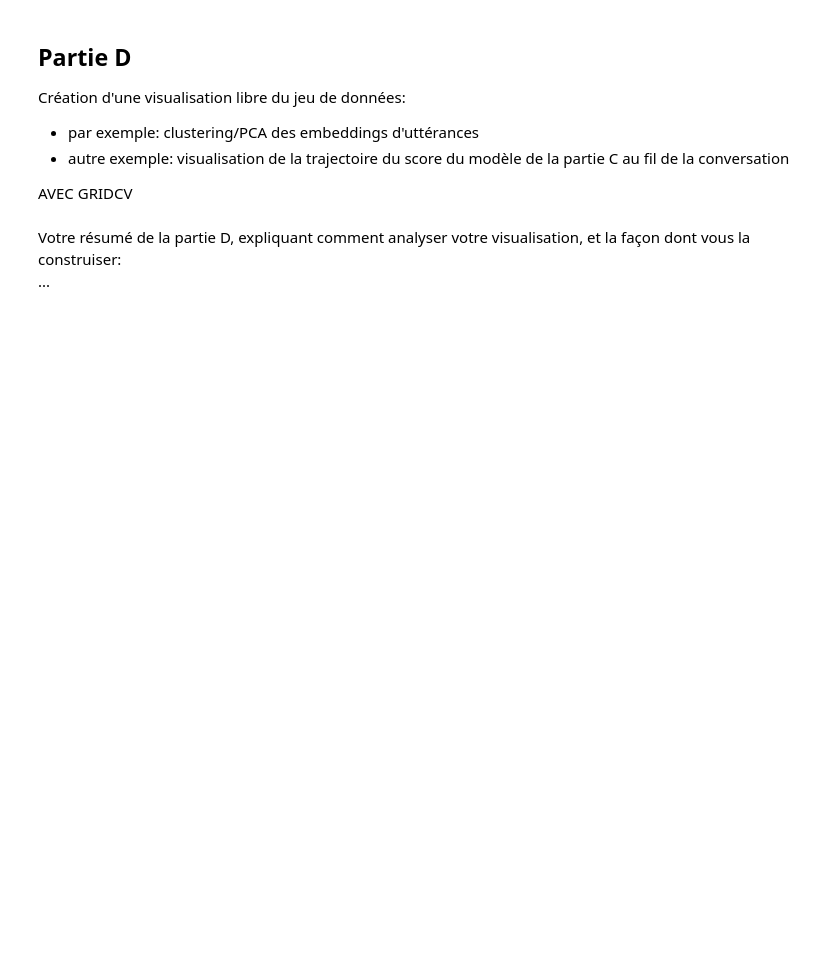
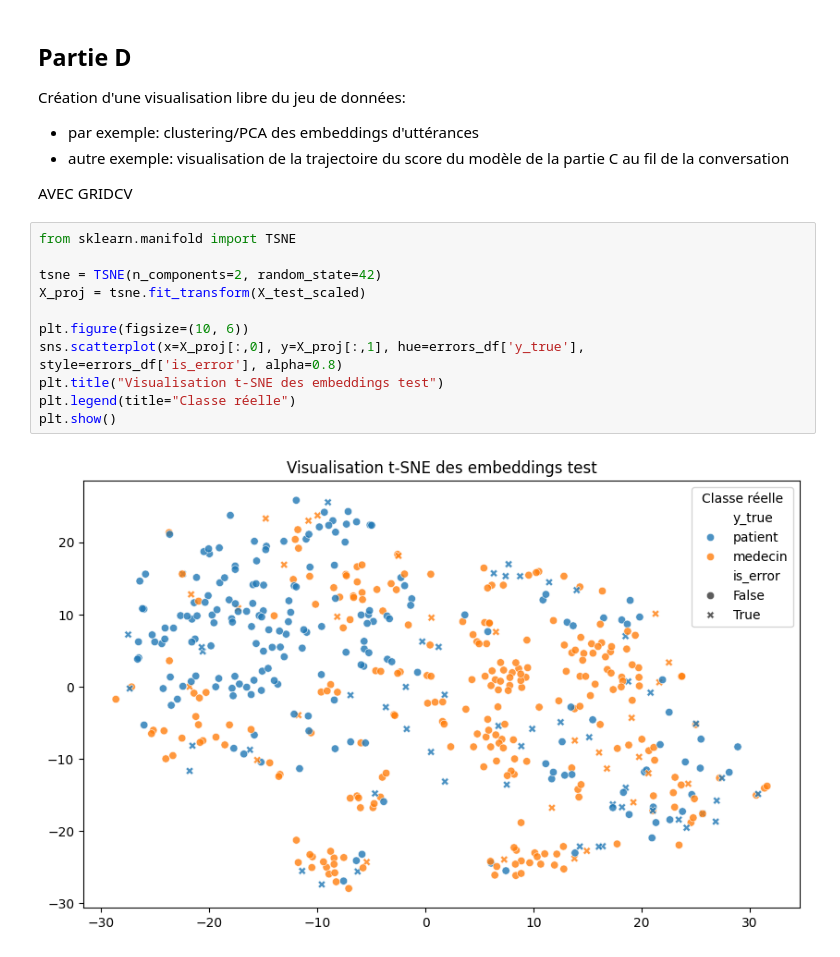
Before and after one commit to tchoupi26/codespaces-jupyter, a Jupyter notebook: devoir.ipynb, the cells around one changed output. Saved outputs shown, nothing was run; the diff lists cells and outputs as text; blank space fills up the shorter version.

```diff
--- a/devoir.ipynb
+++ b/devoir.ipynb
@@ -1009,6 +1597,16 @@ Création d'une visualisation libre du jeu de données:
   * autre exemple: visualisation de la trajectoire du score du modèle de la partie C au fil de la conversation
 
 AVEC GRIDCV
-# %% [markdown]
-Votre résumé de la partie D, expliquant comment analyser votre visualisation, et la façon dont vous la construiser:
-...
+# %%
+from sklearn.manifold import TSNE
+
+tsne = TSNE(n_components=2, random_state=42)
+X_proj = tsne.fit_transform(X_test_scaled)
+
+plt.figure(figsize=(10, 6))
+sns.scatterplot(x=X_proj[:,0], y=X_proj[:,1], hue=errors_df['y_true'], style=errors_df['is_error'], alpha=0.8)
+plt.title("Visualisation t-SNE des embeddings test")
+plt.legend(title="Classe réelle")
+plt.show()
+# %% [output]
+[figure, added]
```
Also changed, not shown: parts of 18 cells of this notebook, 11 other files.
